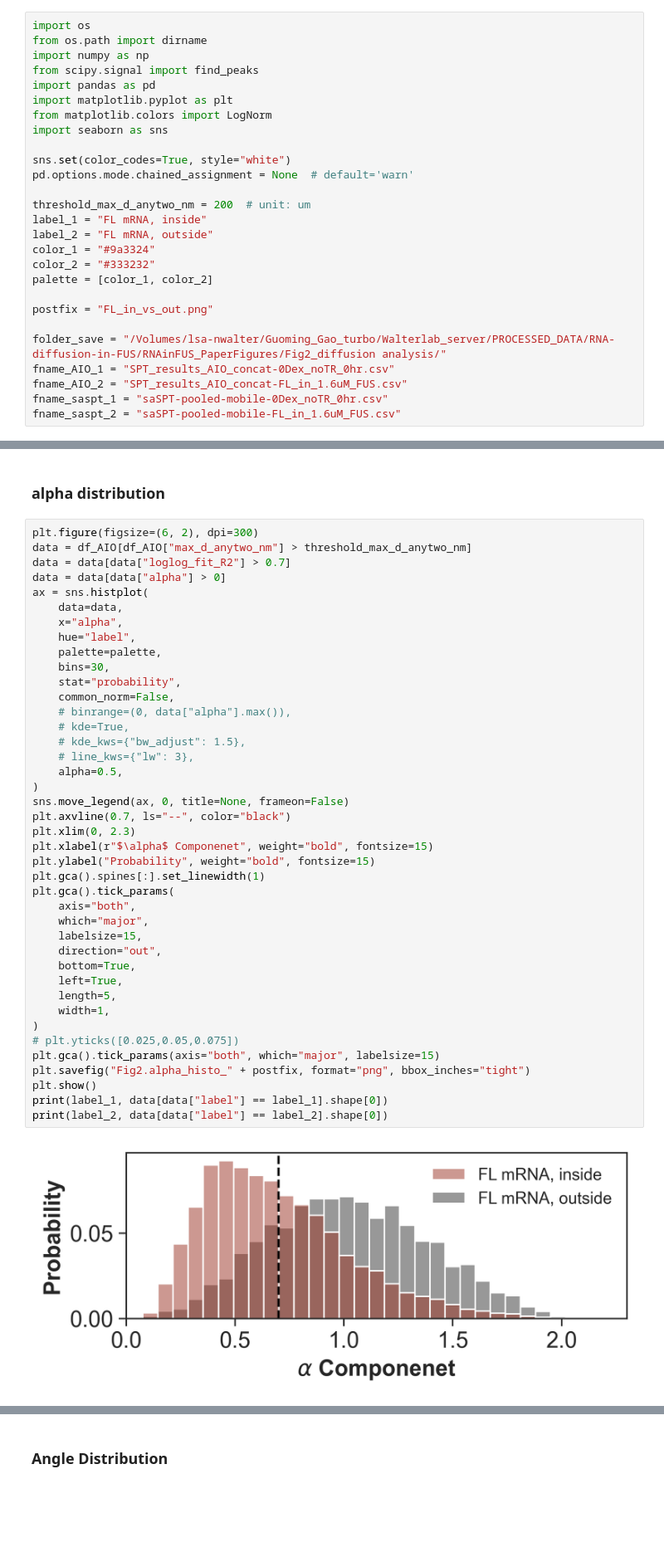
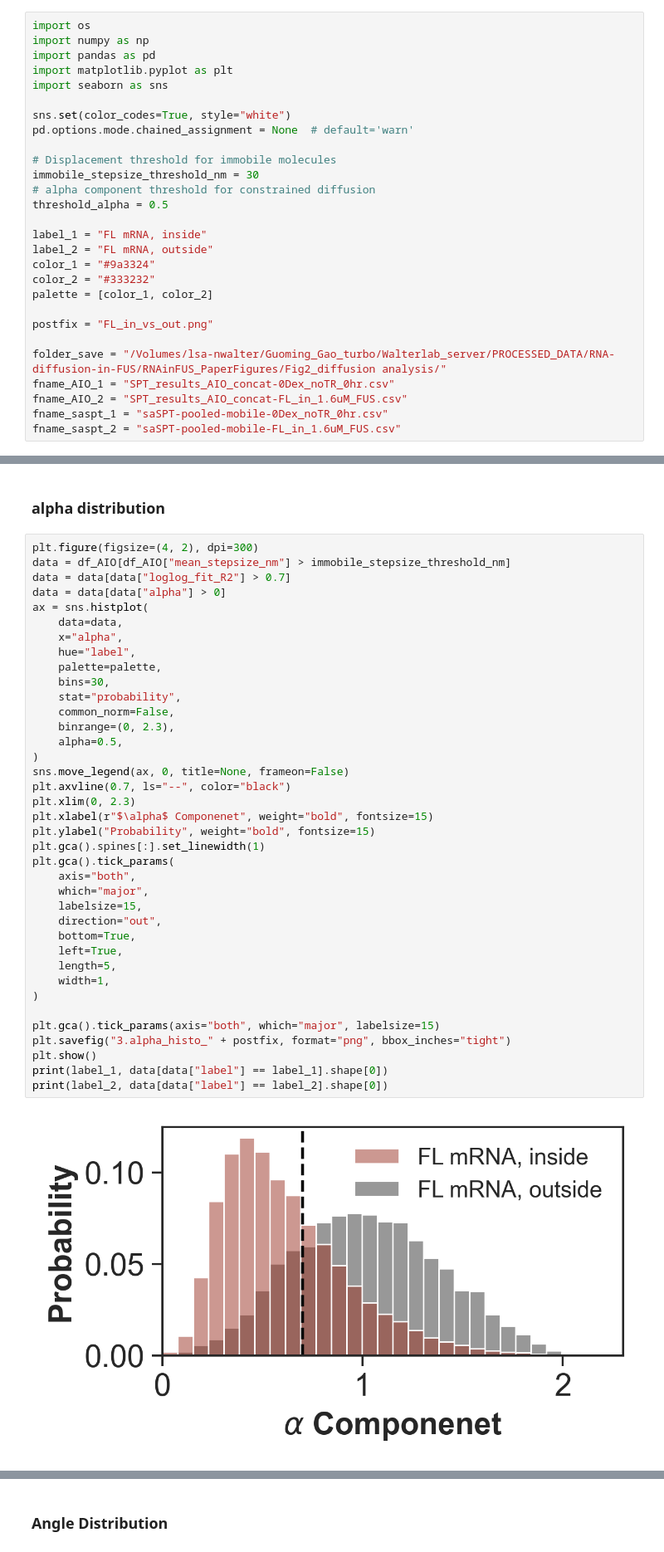
Before and after one commit to walterlab-um/intra_condensate_SPT, a Jupyter notebook: plot_paper_figure/Fig2_compare_FL_in_vs_outside.ipynb, the cells around one changed output, grey strips where cells are left out. Shown at 83% size. Drawn from its saved outputs; the diff is of its cells as text; blank space fills up the shorter version.

```diff
--- a/plot_paper_figure/Fig2_compare_FL_in_vs_outside.ipynb
+++ b/plot_paper_figure/Fig2_compare_FL_in_vs_outside.ipynb
@@ -1,17 +1,18 @@
 # %%
 import os
-from os.path import dirname
 import numpy as np
-from scipy.signal import find_peaks
 import pandas as pd
 import matplotlib.pyplot as plt
-from matplotlib.colors import LogNorm
 import seaborn as sns
 
 sns.set(color_codes=True, style="white")
 pd.options.mode.chained_assignment = None  # default='warn'
 
-threshold_max_d_anytwo_nm = 200  # unit: um
+# Displacement threshold for immobile molecules
+immobile_stepsize_threshold_nm = 30
+# alpha component threshold for constrained diffusion
+threshold_alpha = 0.5
+
 label_1 = "FL mRNA, inside"
 label_2 = "FL mRNA, outside"
 color_1 = "#9a3324"
@@ -157,45 +125,42 @@ FL mRNA, outside 5154
 # %% [markdown]
 ### alpha distribution
 # %%
-plt.figure(figsize=(6, 2), dpi=300)
-data = df_AIO[df_AIO["max_d_anytwo_nm"] > threshold_max_d_anytwo_nm]
+plt.figure(figsize=(4, 2), dpi=300)
+data = df_AIO[df_AIO["mean_stepsize_nm"] > immobile_stepsize_threshold_nm]
 data = data[data["loglog_fit_R2"] > 0.7]
 data = data[data["alpha"] > 0]
 ax = sns.histplot(
     data=data,
     x="alpha",
     hue="label",
     palette=palette,
     bins=30,
     stat="probability",
     common_norm=False,
-    # binrange=(0, data["alpha"].max()),
-    # kde=True,
-    # kde_kws={"bw_adjust": 1.5},
-    # line_kws={"lw": 3},
+    binrange=(0, 2.3),
     alpha=0.5,
 )
 sns.move_legend(ax, 0, title=None, frameon=False)
 plt.axvline(0.7, ls="--", color="black")
 plt.xlim(0, 2.3)
 plt.xlabel(r"$\alpha$ Componenet", weight="bold", fontsize=15)
 plt.ylabel("Probability", weight="bold", fontsize=15)
 plt.gca().spines[:].set_linewidth(1)
 plt.gca().tick_params(
     axis="both",
     which="major",
     labelsize=15,
     direction="out",
     bottom=True,
     left=True,
     length=5,
     width=1,
 )
-# plt.yticks([0.025,0.05,0.075])
+
 plt.gca().tick_params(axis="both", which="major", labelsize=15)
-plt.savefig("Fig2.alpha_histo_" + postfix, format="png", bbox_inches="tight")
+plt.savefig("3.alpha_histo_" + postfix, format="png", bbox_inches="tight")
 plt.show()
 print(label_1, data[data["label"] == label_1].shape[0])
 print(label_2, data[data["label"] == label_2].shape[0])
 # %% [output]
-[figure, old version]
+[figure, new version]
```
Also changed, not shown: parts of 19 cells of this notebook.
